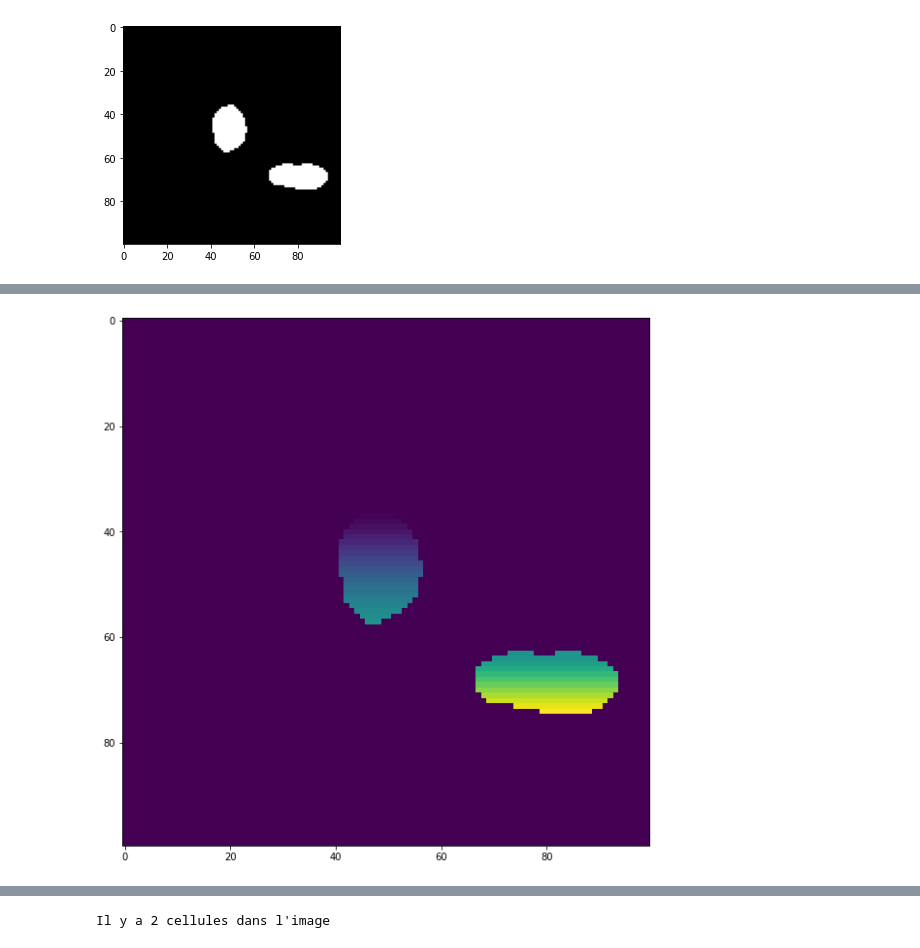
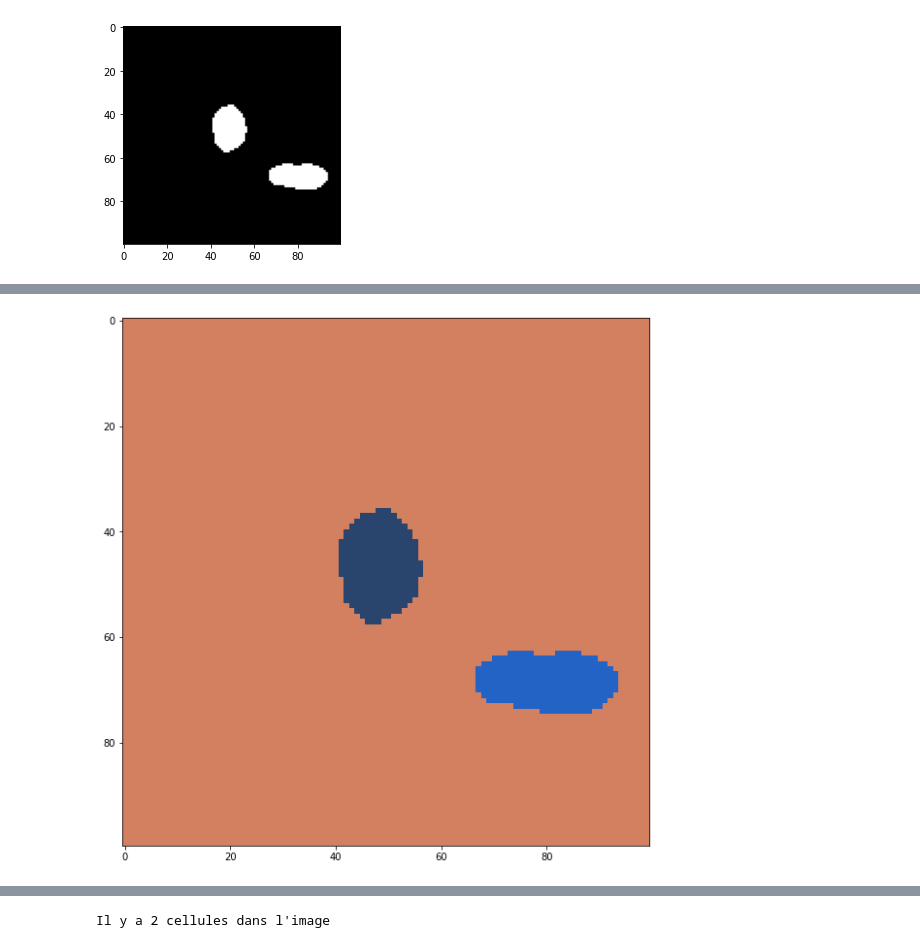
Before and after one commit to info-edu/TraitementImages, a Jupyter notebook: docs/notebooks/2_Cellules.ipynb, the cells around one changed output, grey strips where cells are left out. Saved outputs shown, nothing was run; the diff lists cells and outputs as text; code cells hidden in the pictures.

```diff
--- a/docs/notebooks/2_Cellules.ipynb
+++ b/docs/notebooks/2_Cellules.ipynb
@@ -147 +147,16 @@ A présent nous devrions avoir deux noyaux qui sont mis en évidence dans notre
 ---
+# %%
+# Ex. 4
+# img_group = ...
+# init. img_group
+
+
+# Visualisation de l'image groupe: ici la valeur en elle même n'a que peu d'importance,
+# ce qui est important est de savoir quelles valeurs sont différentes ou identiques
+# pour cela nous allons utiliser une fonction qui permet d'attribuer une couleur aléatoire
+# à chaque valeur. Ainsi 0 pourrait être rouge, 1 jaune, 2 bleu... plutôt que rouge, rouge un peu plus foncé...
+import matplotlib
+cmap_rand = matplotlib.colors.ListedColormap(np.random.rand( 500,3))
+plt.figure(figsize = (10,10))
+plt.imshow(img_group, cmap_rand)
+plt.show()
@@ -148,11 +165,11 @@ A présent nous devrions avoir deux noyaux qui sont mis en évidence dans notre
 # %%
 # Ex. 4
-# img_group = ...
-# init. img_group
-# merge intra lignes
+# def change_image_where_to
+# expand numbers in img_group
 
-plt.figure(figsize = (10,10))# permet de régler la taille d'affichage de l'image
-plt.imshow(img_group)
+# Visualisation de l'image finale
+plt.figure(figsize = (10,10))
+plt.imshow(img_group, cmap_rand)
 plt.show()
 # %% [output]
-[figure, old version]
+[figure, new version]
```
Also changed, not shown: parts of 18 cells of this notebook, 3 other files.
